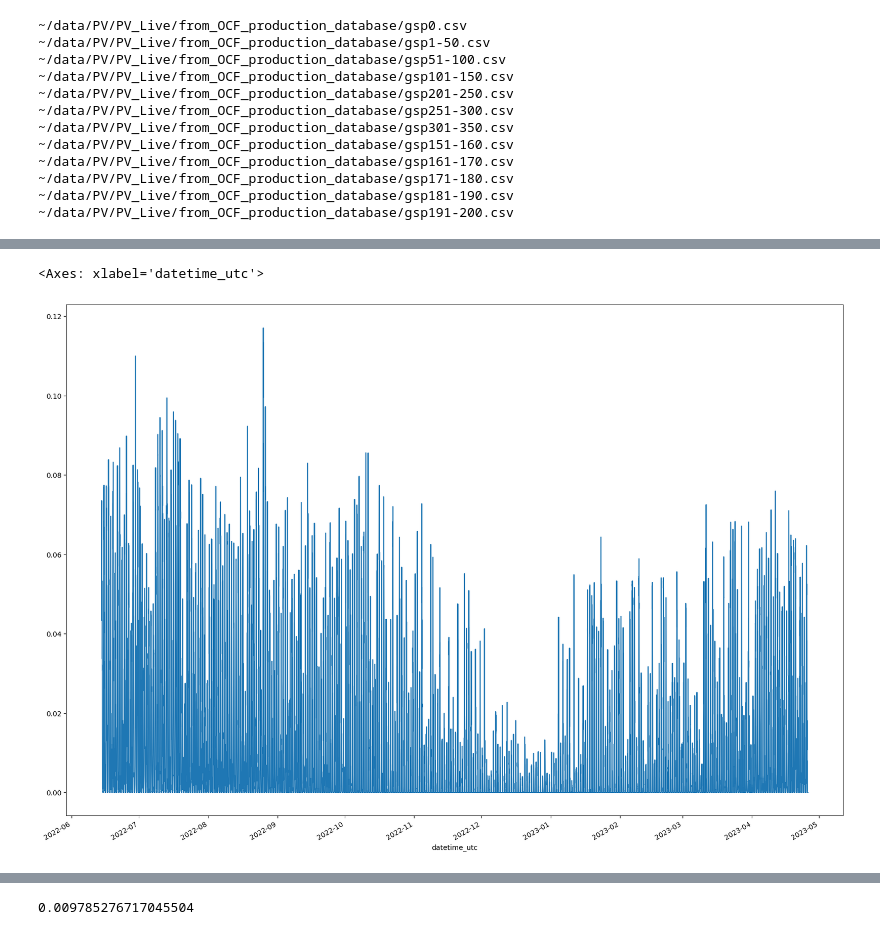
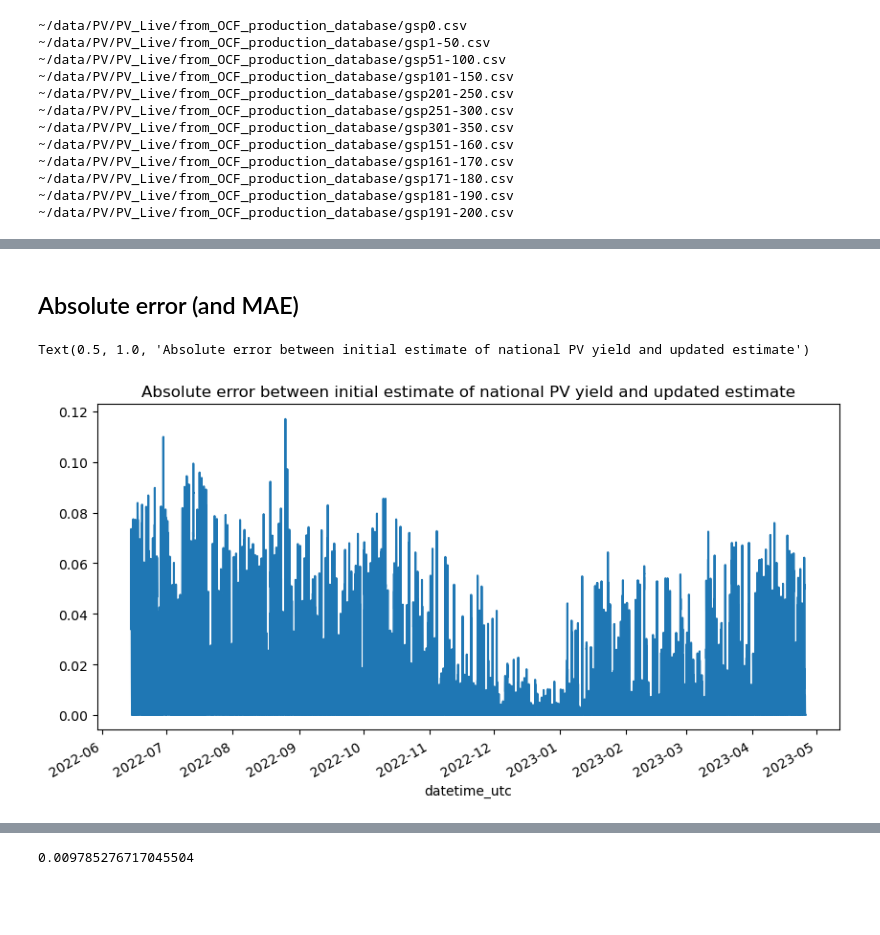
Before and after one commit to openclimatefix/analysis_of_pv_live, a Jupyter notebook: notebooks/plot_error_between_intraday_PV_Live_and_updated_PV_Live.ipynb, the cells around one changed output, grey strips where cells are left out. Drawn from its saved outputs; the diff is of its cells as text; code cells hidden in the pictures; blank space fills up the shorter version.

```diff
--- a/notebooks/plot_error_between_intraday_PV_Live_and_updated_PV_Live.ipynb
+++ b/notebooks/plot_error_between_intraday_PV_Live_and_updated_PV_Live.ipynb
@@ -271,6 +266,12 @@ ax.set_ylabel("Error in yield (MW/MWp)\nNegative means initial estimate lower th
-# %%
-abs_error = error.abs().dropna()
-abs_error.plot()
-# %% [output]
-<Axes: xlabel='datetime_utc'>
-[figure, removed]
+# %%
+error = initial_national_yield_from_ocf_prod_db - national_yield_from_pv_live_api
+error = error.dropna()
+# %% [markdown]
+## Absolute error (and MAE)
+# %%
+abs_error = error.abs().dropna()
+ax = abs_error.plot()
+ax.set_title("Absolute error between initial estimate of national PV yield and updated estimate")
+# %% [output]
+Text(0.5, 1.0, 'Absolute error between initial estimate of national PV yield and updated estimate')
+[figure, added]
```
Also changed, not shown: parts of 18 cells of this notebook.
